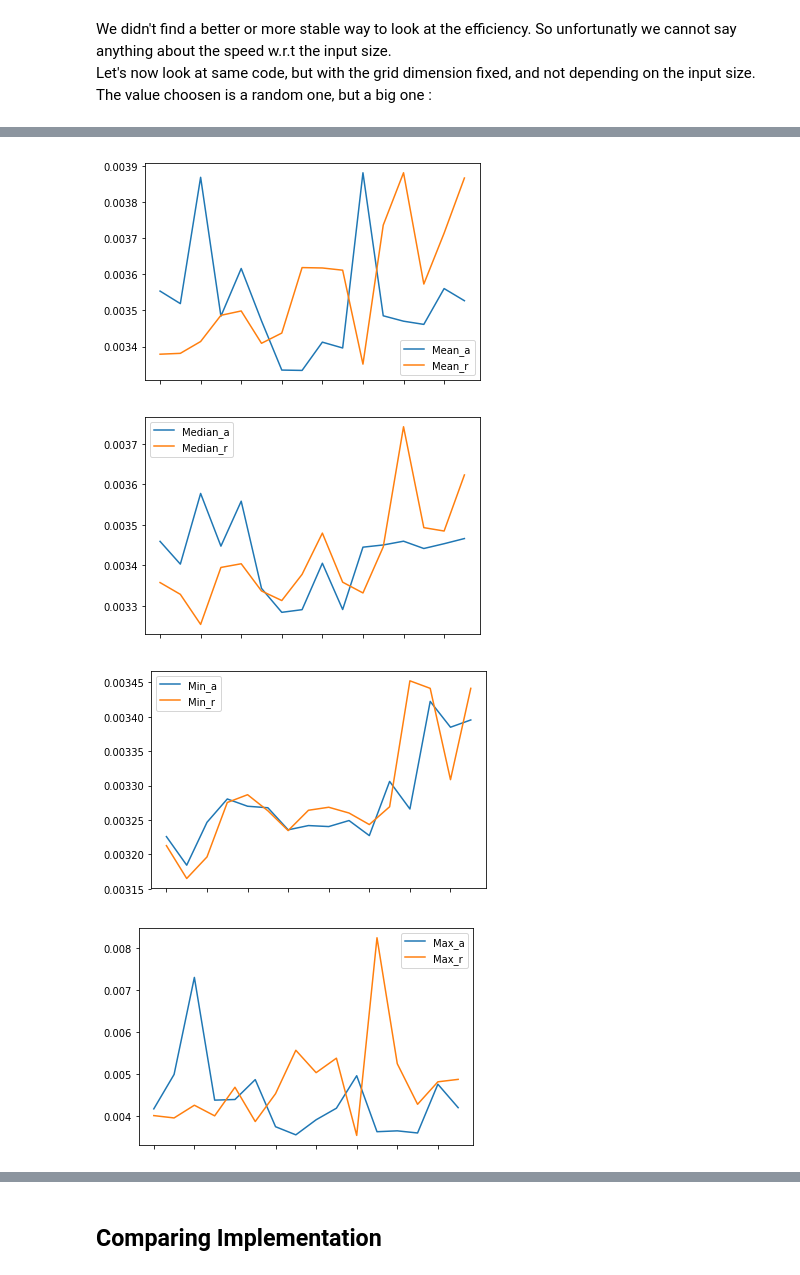
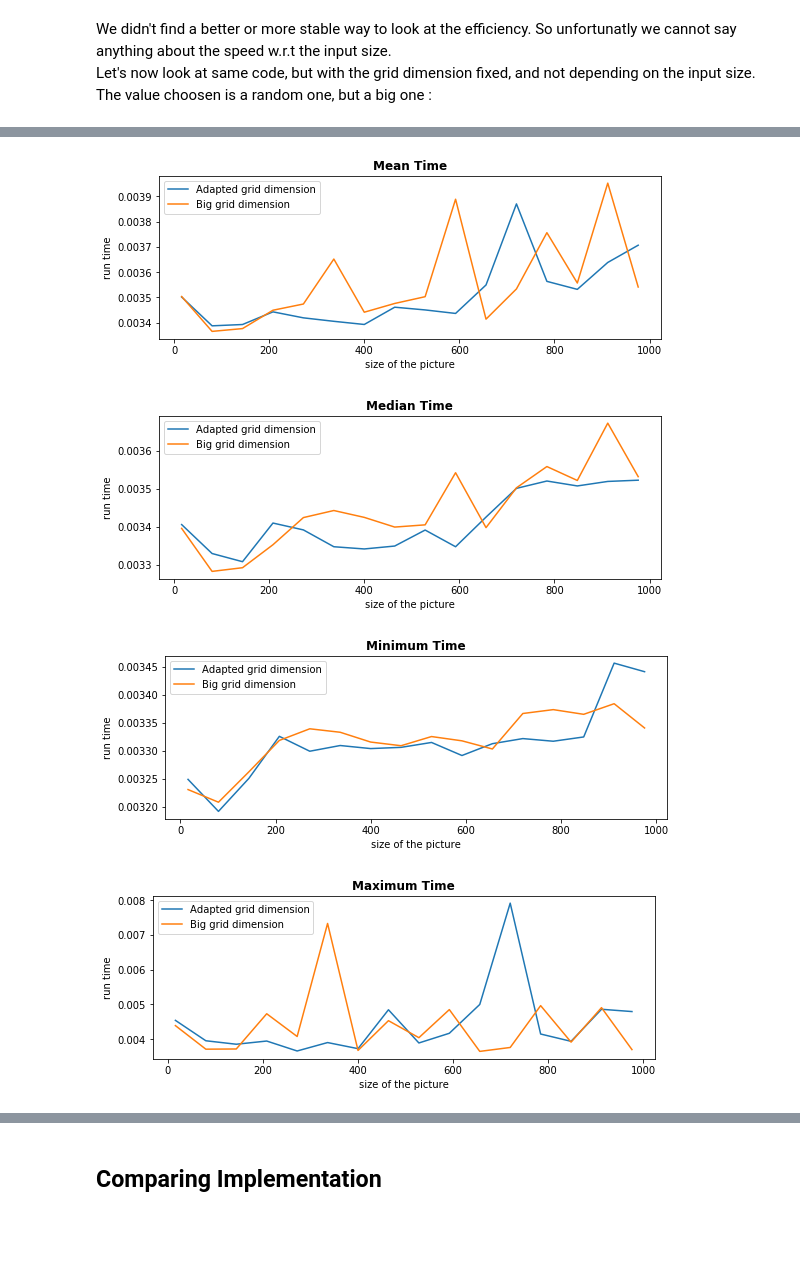
Before and after one commit to Pierrolo/ELDTM_ENSAE2018, a Jupyter notebook: Rendu_ELTDM.ipynb, the cells around one changed output, grey strips where cells are left out. Saved outputs shown, nothing was run; the diff lists cells and outputs as text; code cells hidden in the pictures; blank space fills up the shorter version.

```diff
--- a/Rendu_ELTDM.ipynb
+++ b/Rendu_ELTDM.ipynb
@@ -477,22 +545,40 @@ plt.legend(["Mean", "Median", "Min"])
-# %%
-pd.concat([df_1_a, df_2_a]).mean().plot()
-pd.concat([df_1_r, df_2_r]).mean().plot()
-plt.legend(["Mean_a", "Mean_r"])
-plt.show()
-pd.concat([df_1_a, df_2_a]).median().plot()
-pd.concat([df_1_r, df_2_r]).median().plot()
-plt.legend(["Median_a", "Median_r"])
-plt.show()
-pd.concat([df_1_a, df_2_a]).min().plot()
-pd.concat([df_1_r, df_2_r]).min().plot()
-plt.legend(["Min_a", "Min_r"])
-plt.show()
-pd.concat([df_1_a, df_2_a]).max().plot()
-pd.concat([df_1_r, df_2_r]).max().plot()
-plt.legend(["Max_a", "Max_r"])
-plt.show()
-# %% [output]
-[figure, removed]
-[figure, removed]
-[figure, removed]
-[figure, removed]
+# %%
+d_a = pd.concat([df_1_a, df_2_a])
+d_r = pd.concat([df_1_r, df_2_r])
+plt.figure(figsize=(9,3))
+plt.plot([int(k) for k in d_a.columns], d_a.mean().values)
+plt.plot([int(k) for k in d_r.columns], d_r.mean().values)
+plt.legend(["Adapted grid dimension", "Big grid dimension"])
+plt.xlabel("size of the picture")
+plt.ylabel("run time")
+plt.title("Mean Time",fontweight="bold")
+plt.show()
+plt.figure(figsize=(9,3))
+plt.plot([int(k) for k in d_a.columns], d_a.median().values)
+plt.plot([int(k) for k in d_r.columns], d_r.median().values)
+plt.legend(["Adapted grid dimension", "Big grid dimension"])
+plt.xlabel("size of the picture")
+plt.ylabel("run time")
+plt.title("Median Time",fontweight="bold")
+plt.show()
+plt.figure(figsize=(9,3))
+plt.plot([int(k) for k in d_a.columns], d_a.min().values)
+plt.plot([int(k) for k in d_r.columns], d_r.min().values)
+plt.legend(["Adapted grid dimension", "Big grid dimension"])
+plt.xlabel("size of the picture")
+plt.ylabel("run time")
+plt.title("Minimum Time",fontweight="bold")
+plt.show()
+plt.figure(figsize=(9,3))
+plt.plot([int(k) for k in d_a.columns], d_a.max().values)
+plt.plot([int(k) for k in d_r.columns], d_r.max().values)
+plt.legend(["Adapted grid dimension", "Big grid dimension"])
+plt.xlabel("size of the picture")
+plt.ylabel("run time")
+plt.title("Maximum Time",fontweight="bold")
+plt.show()
+# %% [output]
+[figure, added]
+[figure, added]
+[figure, added]
+[figure, added]
```
Also changed, not shown: parts of 29 cells of this notebook.
